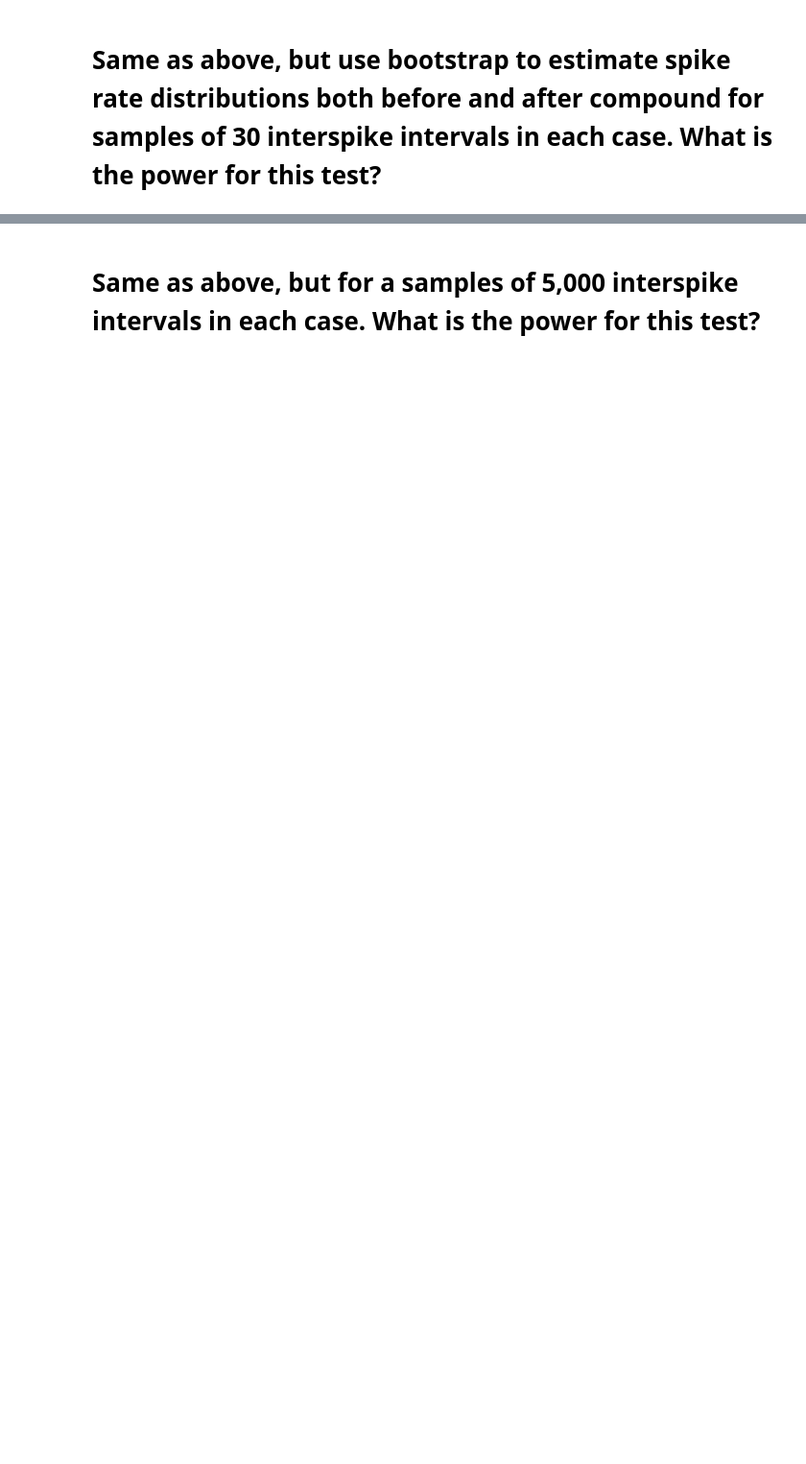
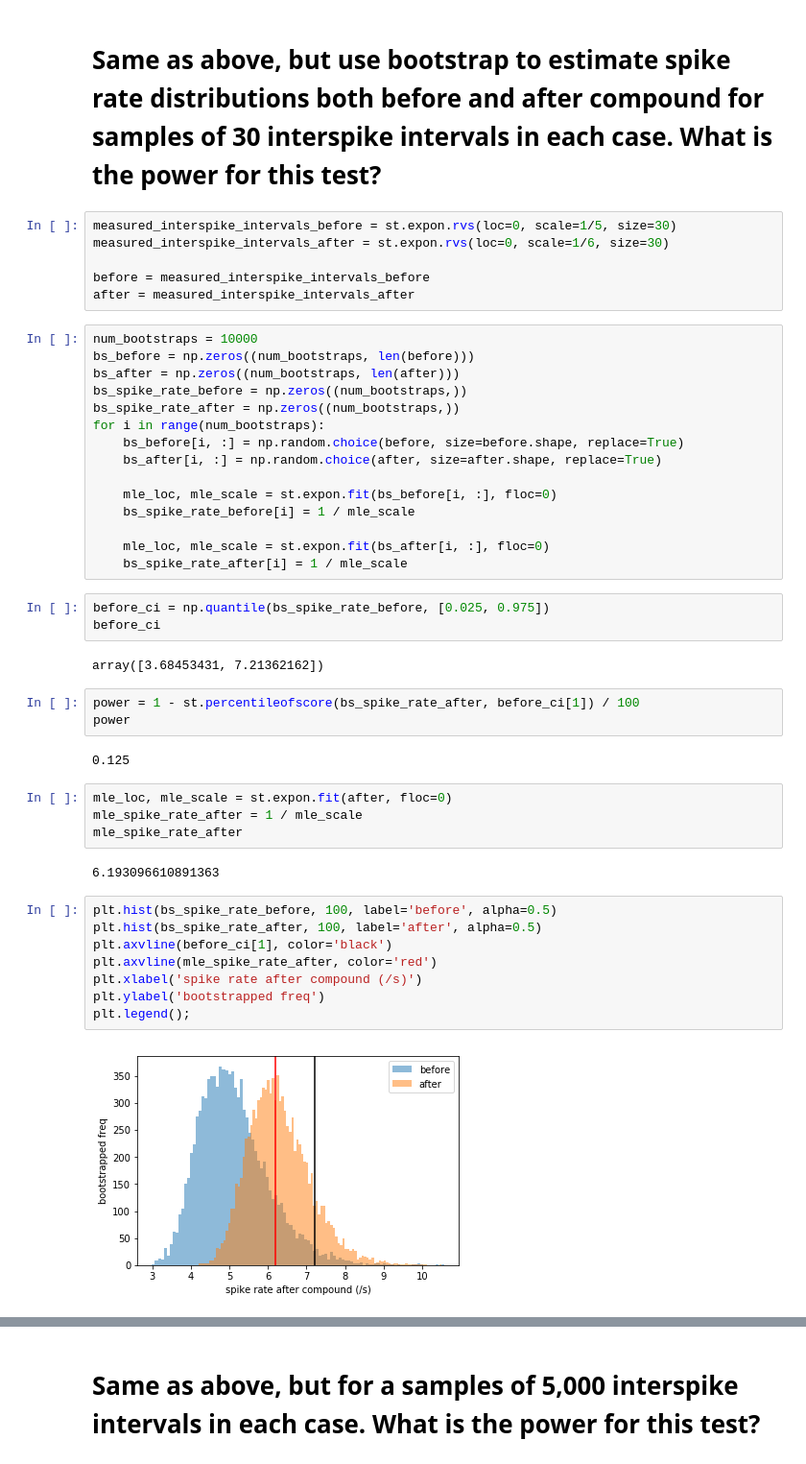
Before and after one commit to marcel-goldschen-ohm/NEU-Spring-2019, a Jupyter notebook: lecture_07_hypothesis_testing/hypothesis_testing.ipynb, the cells around one changed output, grey strips where cells are left out. Shown at 96% size. Drawn from its saved outputs; the diff is of its cells as text; blank space fills up the shorter version.

```diff
--- a/lecture_07_hypothesis_testing/hypothesis_testing.ipynb
+++ b/lecture_07_hypothesis_testing/hypothesis_testing.ipynb
@@ -150,2 +200,49 @@ Use the bootstrap approach to generate 10,000 bootstrap estimates of the basal f
 # %% [markdown]
 # Same as above, but use bootstrap to estimate spike rate distributions both before and after compound for samples of 30 interspike intervals in each case. What is the power for this test?
+# %%
+measured_interspike_intervals_before = st.expon.rvs(loc=0, scale=1/5, size=30)
+measured_interspike_intervals_after = st.expon.rvs(loc=0, scale=1/6, size=30)
+
+before = measured_interspike_intervals_before
+after = measured_interspike_intervals_after
+# %%
+num_bootstraps = 10000
+bs_before = np.zeros((num_bootstraps, len(before)))
+bs_after = np.zeros((num_bootstraps, len(after)))
+bs_spike_rate_before = np.zeros((num_bootstraps,))
+bs_spike_rate_after = np.zeros((num_bootstraps,))
+for i in range(num_bootstraps):
+    bs_before[i, :] = np.random.choice(before, size=before.shape, replace=True)
+    bs_after[i, :] = np.random.choice(after, size=after.shape, replace=True)
+
+    mle_loc, mle_scale = st.expon.fit(bs_before[i, :], floc=0)
+    bs_spike_rate_before[i] = 1 / mle_scale
+
+    mle_loc, mle_scale = st.expon.fit(bs_after[i, :], floc=0)
+    bs_spike_rate_after[i] = 1 / mle_scale
+# %%
+before_ci = np.quantile(bs_spike_rate_before, [0.025, 0.975])
+before_ci
+# %% [output]
+array([3.68453431, 7.21362162])
+# %%
+power = 1 - st.percentileofscore(bs_spike_rate_after, before_ci[1]) / 100
+power
+# %% [output]
+0.125
+# %%
+mle_loc, mle_scale = st.expon.fit(after, floc=0)
+mle_spike_rate_after = 1 / mle_scale
+mle_spike_rate_after
+# %% [output]
+6.193096610891363
+# %%
+plt.hist(bs_spike_rate_before, 100, label='before', alpha=0.5)
+plt.hist(bs_spike_rate_after, 100, label='after', alpha=0.5)
+plt.axvline(before_ci[1], color='black')
+plt.axvline(mle_spike_rate_after, color='red')
+plt.xlabel('spike rate after compound (/s)')
+plt.ylabel('bootstrapped freq')
+plt.legend();
+# %% [output]
+[figure, added]
```
Also changed, not shown: parts of 12 cells of this notebook.
